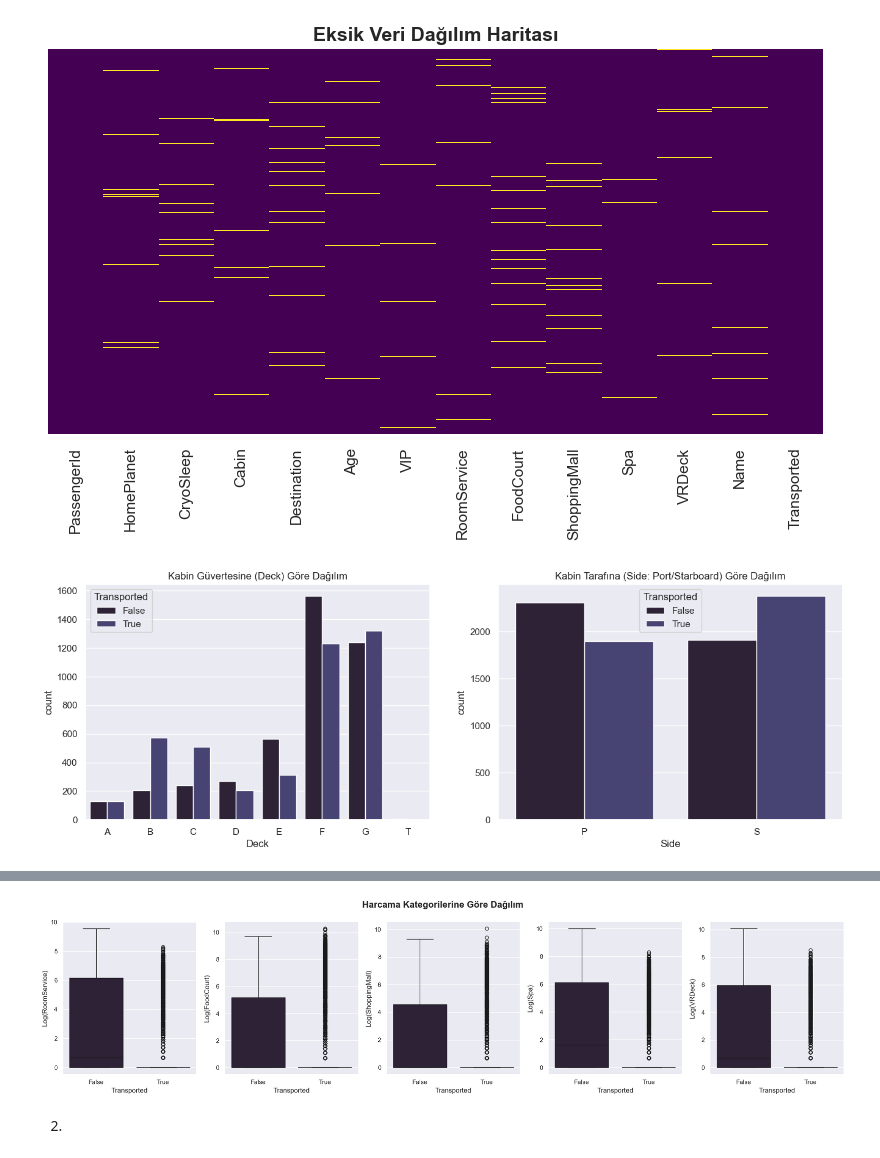
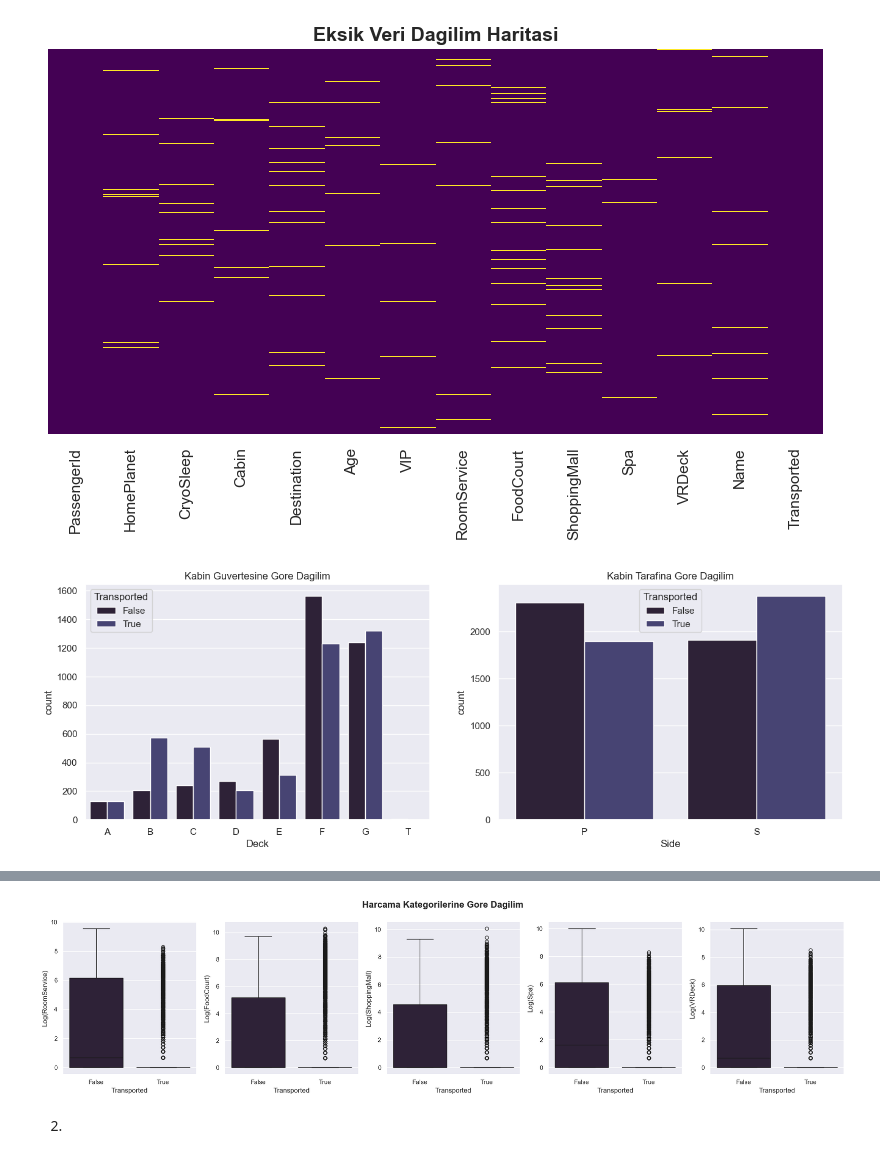
Before and after one commit to 2run0/DataSci3nc3Proj3ct-, a Jupyter notebook: veritemizleme.ipynb, the cells around one changed output, grey strips where cells are left out. Saved outputs shown, nothing was run; the diff lists cells and outputs as text; code cells hidden in the pictures.

```diff
--- a/veritemizleme.ipynb
+++ b/veritemizleme.ipynb
@@ -72,49 +69,50 @@ import matplotlib.pyplot as plt
 import seaborn as sns
 import numpy as np
 
-# Temayı ayarlayalım
+# tema
 sns.set_theme(style="darkgrid", palette="mako")
 
 train_df = pd.read_csv("train.csv")
 
-# 1. Eksik Veriler
+# eksik verileri inceleme
 plt.figure(figsize=(10, 5))
 sns.heatmap(train_df.isnull(), cbar=False, cmap='viridis', yticklabels=False)
-plt.title('Eksik Veri Dağılım Haritası', fontsize=14, fontweight='bold')
+plt.title('Eksik Veri Dagilim Haritasi', fontsize=14, fontweight='bold')
 plt.show()
 
-# 2 & 3. Kabin (Cabin) Özelliğini Parçalama
+# kabin degiskenini deck, num, side olarak uce bolmek (analiz yaparken bu degiskenleri teker teker inceleyebilmek icin)
 train_df[['Deck', 'Num', 'Side']] = train_df['Cabin'].str.split('/', expand=True)
 
 fig, axes = plt.subplots(1, 2, figsize=(16, 5))
 deck_order = train_df['Deck'].dropna().sort_values().unique()
 
 sns.countplot(data=train_df, x='Deck', hue='Transported', order=deck_order, ax=axes[0])
-axes[0].set_title('Kabin Güvertesine (Deck) Göre Dağılım')
+axes[0].set_title('Kabin Guvertesine Gore Dagilim')
 
 sns.countplot(data=train_df, x='Side', hue='Transported', ax=axes[1])
-axes[1].set_title('Kabin Tarafına (Side: Port/Starboard) Göre Dağılım')
+axes[1].set_title('Kabin Tarafina Gore Dagilim')
 plt.show()
 
-# 4. Toplam Harcama Davranışı
+# toplam harcama davranisinin birlestirilmesi
 luxury_cols = ['RoomService', 'FoodCourt', 'ShoppingMall', 'Spa', 'VRDeck']
 train_df['TotalExpenditure'] = train_df[luxury_cols].sum(axis=1)
 
 plt.figure(figsize=(10, 6))
-# Sıfır değerleri bozmasın diye log1p (log(x+1)) kullanıyoruz
+
+# sifir degerleri hesaplamayi bozmasin diye log(p+1) kullanimi
 sns.histplot(x=np.log1p(train_df['TotalExpenditure']), hue=train_df['Transported'], bins=50, kde=True)
-plt.title('Toplam Yolcu Harcaması (Logaritmik)', fontsize=14, fontweight='bold')
+plt.title('Toplam Yolcu Harcamasi', fontsize=14, fontweight='bold')
 plt.xlabel('Log(Toplam Harcama + 1)')
 plt.show()
 
-# 5. Harcama Kalemleri Aykırı Değer (Outlier) Analizi
+# aykiri deger analizi
 fig, axes = plt.subplots(1, 5, figsize=(20, 5))
 for i, col in enumerate(luxury_cols):
     sns.boxplot(y=np.log1p(train_df[col]), x=train_df['Transported'], ax=axes[i])
     axes[i].set_ylabel(f'Log({col})')
-plt.suptitle('Harcama Kategorilerine Göre Dağılım', fontsize=16, fontweight='bold')
+plt.suptitle('Harcama Kategorilerine Gore Dagilim', fontsize=16, fontweight='bold')
 plt.tight_layout()
 plt.show()
 # %% [output]
 [figure]
-[figure, old version]
+[figure, new version]
```
Also changed, not shown: parts of 7 cells of this notebook.
